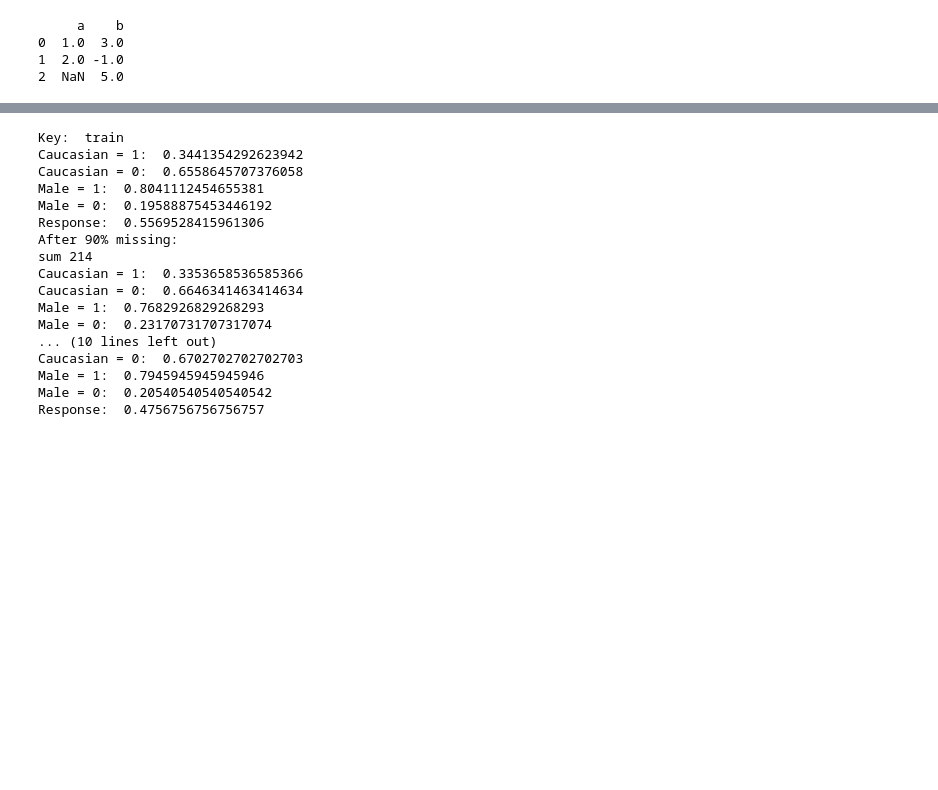
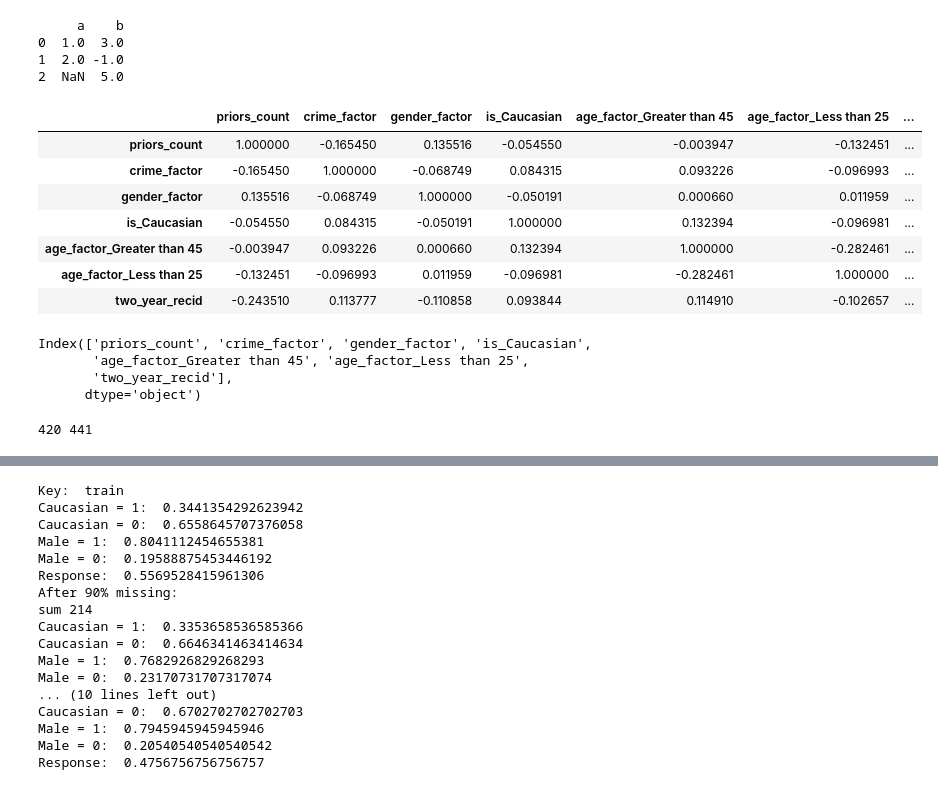
Before and after one commit to mjdioli/masters, a Jupyter notebook: main.ipynb, the cells around one changed output, grey strips where cells are left out. Cells and saved outputs as stored; diff of their text form; code cells hidden in the pictures; blank space fills up the shorter version.

```diff
--- a/main.ipynb
+++ b/main.ipynb
@@ -44,3 +44,31 @@ IMPUTATION_COMBOS = [perm[0]+perm[1] for perm in permutations(IMPUTATIONS, 2)]
 synth_regular = utils.load_synthetic()
 compas = utils.load_compas_alt()
 RESPONSE = "two_year_recid"
+# %%
+import seaborn as sns
+corrs = compas["test"].corr()
+compas["test"].corr()["two_year_recid"]
+#sns.heatmap(corrs)
+#np.corrcoef(compas["test"]["is_Caucasian"],compas["test"]["two_year_recid"])
+corrs
+# %% [output]
+|  | priors_count | crime_factor | gender_factor | is_Caucasian | age_factor_Greater than 45 | age_factor_Less than 25 | ... |
+| priors_count | 1.000000 | -0.165450 | 0.135516 | -0.054550 | -0.003947 | -0.132451 | ... |
+| crime_factor | -0.165450 | 1.000000 | -0.068749 | 0.084315 | 0.093226 | -0.096993 | ... |
+| gender_factor | 0.135516 | -0.068749 | 1.000000 | -0.050191 | 0.000660 | 0.011959 | ... |
+| is_Caucasian | -0.054550 | 0.084315 | -0.050191 | 1.000000 | 0.132394 | -0.096981 | ... |
+| age_factor_Greater than 45 | -0.003947 | 0.093226 | 0.000660 | 0.132394 | 1.000000 | -0.282461 | ... |
+| age_factor_Less than 25 | -0.132451 | -0.096993 | 0.011959 | -0.096981 | -0.282461 | 1.000000 | ... |
+| two_year_recid | -0.243510 | 0.113777 | -0.110858 | 0.093844 | 0.114910 | -0.102657 | ... |
+# %%
+compas["train"].columns
+# %% [output]
+Index(['priors_count', 'crime_factor', 'gender_factor', 'is_Caucasian',
+       'age_factor_Greater than 45', 'age_factor_Less than 25',
+       'two_year_recid'],
+      dtype='object')
+# %%
+print(compas["test"]["age_factor_Greater than 45"].sum()
+,compas["test"]["age_factor_Less than 25"].sum())
+# %% [output]
+420 441
```
Also changed, not shown: parts of 15 cells of this notebook, 13 other files.
